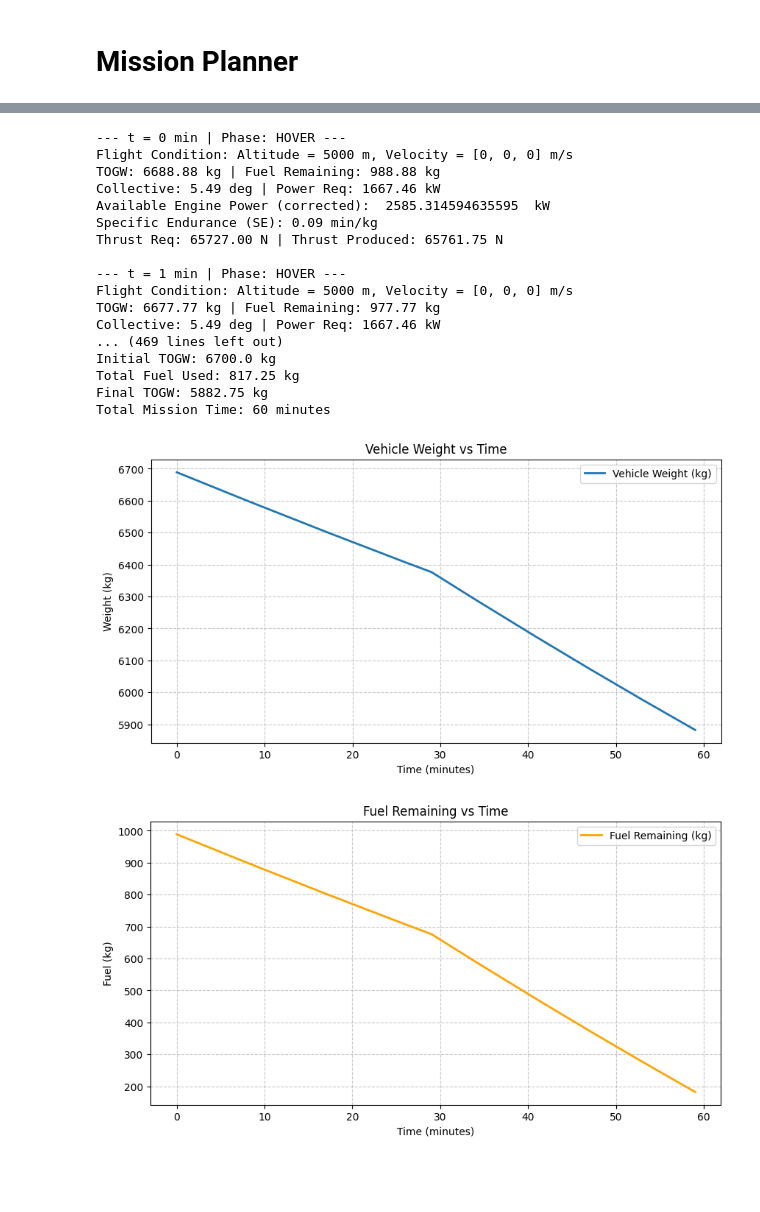
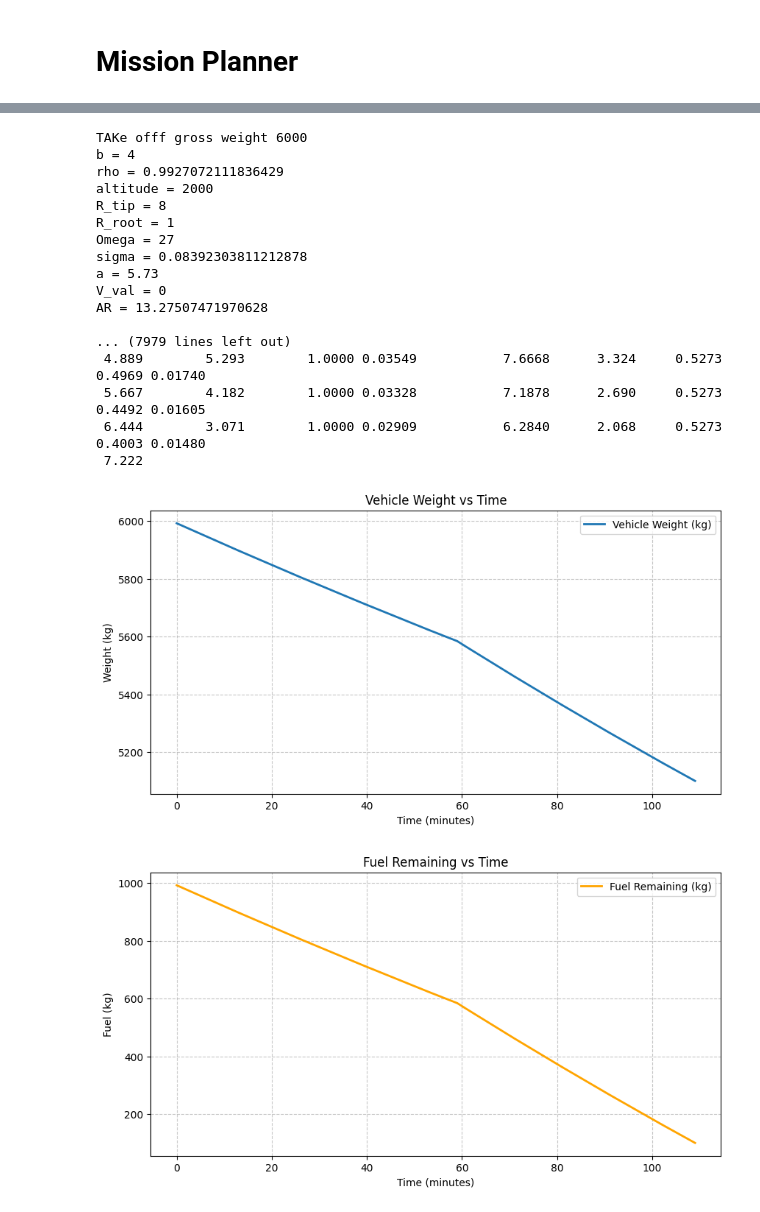
Before and after one commit to chaitanyakeshri/Rotary_Aerodynamics, a Jupyter notebook: Flight_Performance_Estimator.ipynb, the cells around one changed output, grey strips where cells are left out. Drawn from its saved outputs; the diff is of its cells as text; code cells hidden in the pictures; blank space fills up the shorter version.

Commit message:
Missio Planner First Iteration Done

```diff
--- a/Flight_Performance_Estimator.ipynb
+++ b/Flight_Performance_Estimator.ipynb
@@ -538,14 +542,14 @@ rotor = {
     "chord_tip": 0.527304,
     "theta_root": 10,
     "theta_tip": 0,
-    "collective": 1
+    "collective": 0
 }
 
 rotor_aero = {
     "Cl_alpha": 5.73,
     "Cl0": 0.2,
     "Cd0": 0.01,
-    "alpha_stall": 15.0,
+    "alpha_stall": 13.0,
     "e": 0.8,
     "alpha0": -1.0,
     "Cm0": -0.020,
@@ -605,14 +609,14 @@ vertical_stabilizers = {
 }
 
 flight_condition = {
-    "altitude": 5000,
-    "velocity": [0, 0,-1],
+    "altitude": 2000,
+    "velocity": [0, 0,0],
     "wind": [0, 0, 0],
     "delta_ISA": 5
 }
 
 payload = {
-    "weight": 700
+    "weight": 0
 }
 # %% [markdown]
 # Mission Planner
@@ -1069,22 +759,22 @@ def Mission_Check(fuel_weight, hover_endurance, climb_endurance, climb_velocity)
 # %%
-Mission_Check(fuel_weight=1000, hover_endurance=30, climb_endurance=30, climb_velocity=16)
+Mission_Check(fuel_weight=1000, hover_endurance=60, climb_endurance=50, climb_velocity=10)
 # %% [output]
---- t = 0 min | Phase: HOVER ---
-Flight Condition: Altitude = 5000 m, Velocity = [0, 0, 0] m/s
-TOGW: 6688.88 kg | Fuel Remaining: 988.88 kg
-Collective: 5.49 deg | Power Req: 1667.46 kW
-Available Engine Power (corrected):  2585.314594635595  kW
-Specific Endurance (SE): 0.09 min/kg
-Thrust Req: 65727.00 N | Thrust Produced: 65761.75 N
+TAKe offf gross weight 6000
+b = 4
+rho = 0.9927072111836429
+altitude = 2000
+R_tip = 8
+R_root = 1
+Omega = 27
+sigma = 0.08392303811212878
+a = 5.73
+V_val = 0
+AR = 13.27507471970628
 
---- t = 1 min | Phase: HOVER ---
-Flight Condition: Altitude = 5000 m, Velocity = [0, 0, 0] m/s
-TOGW: 6677.77 kg | Fuel Remaining: 977.77 kg
-Collective: 5.49 deg | Power Req: 1667.46 kW
-... (469 lines left out)
-Initial TOGW: 6700.0 kg
-Total Fuel Used: 817.25 kg
-Final TOGW: 5882.75 kg
-Total Mission Time: 60 minutes
+... (7979 lines left out)
+ 4.889        5.293        1.0000 0.03549           7.6668      3.324     0.5273 0.4969 0.01740
+ 5.667        4.182        1.0000 0.03328           7.1878      2.690     0.5273 0.4492 0.01605
+ 6.444        3.071        1.0000 0.02909           6.2840      2.068     0.5273 0.4003 0.01480
+ 7.222
-[figure, old version]
+[figure, new version]
-[figure, old version]
+[figure, new version]
```
Also changed, not shown: parts of 13 cells of this notebook.
